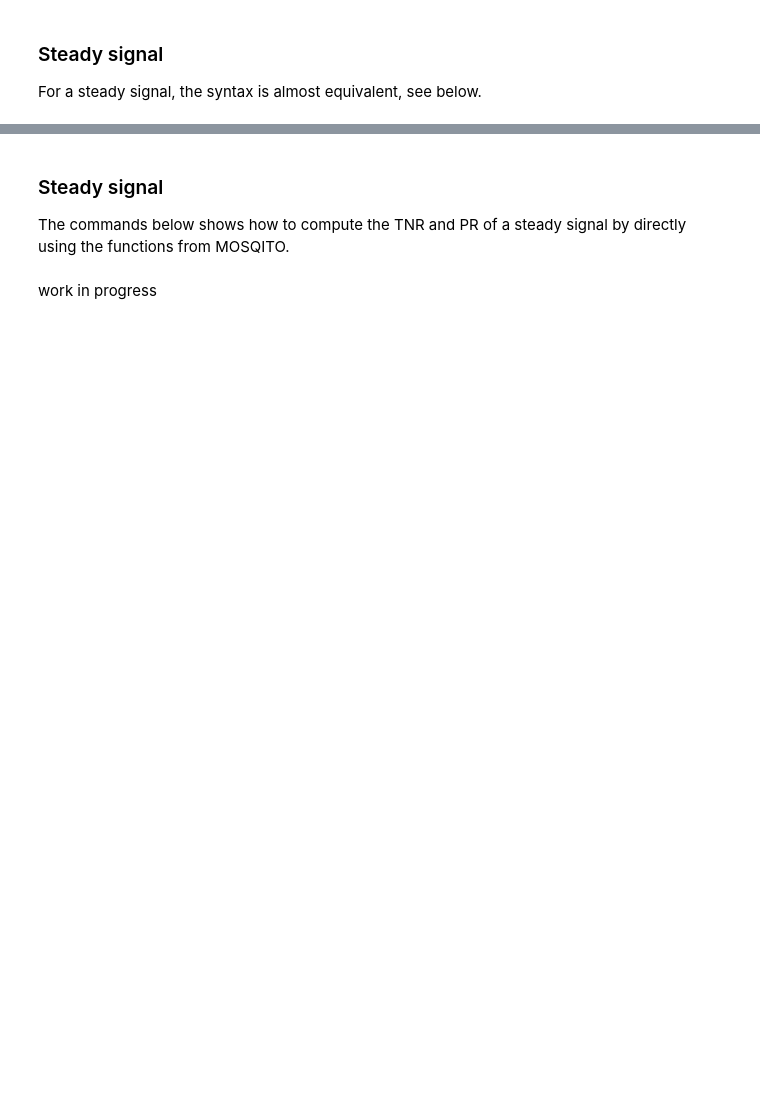
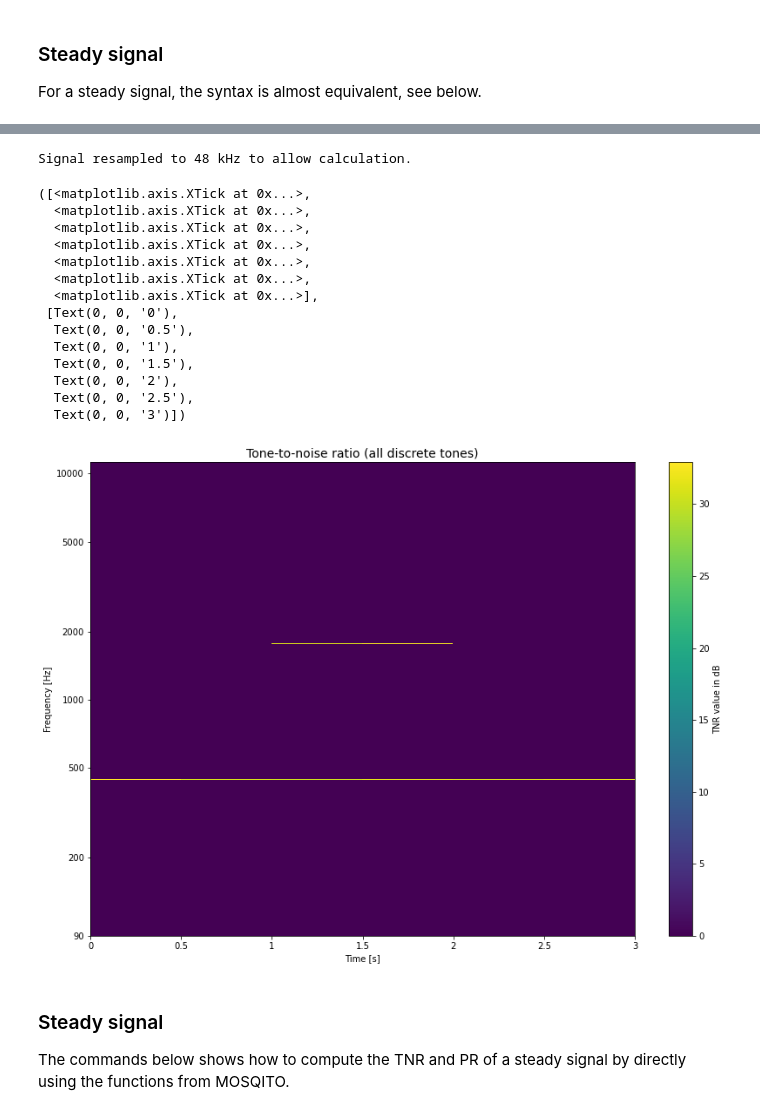
Before and after one commit to Eomys/MoSQITo, a Jupyter notebook: tutorials/tuto_TNR_PR.ipynb, the cells around one changed output, grey strips where cells are left out. Drawn from its saved outputs; the diff is of its cells as text; code cells hidden in the pictures; blank space fills up the shorter version.

```diff
--- a/tutorials/tuto_TNR_PR.ipynb
+++ b/tutorials/tuto_TNR_PR.ipynb
@@ -25,5 +82,59 @@ work in progress
+# %%
+# Import useful packages
+import numpy as np
+import matplotlib.pyplot as plt
+import math
+
+# Import MOSQITO functions
+from mosqito.functions.shared.load import load
+from mosqito.functions.tonality_tnr_pr.comp_tnr import comp_tnr
+from mosqito.functions.tonality_tnr_pr.comp_pr import comp_pr
+
+# Load signal
+signal, fs = load(
+    False,
+    "../mosqito/tests/tonality_tnr_pr/white_noise_442_1768_Hz_varying.wav",
+    calib=0.01
+)
+
+# TNR calculation
+tnr = comp_tnr(False, signal, fs, prominence=True)
+
+# PR calculation
+pr = comp_pr(False, signal, fs, prominence=True)
+
+# Plot
+plt.figure(figsize=(14,10))
+plt.pcolormesh(tnr["values"], vmin=0)
+plt.colorbar(label = "TNR value in dB")
+plt.title("Tone-to-noise ratio (all discrete tones)", fontsize=14)
+plt.xlabel("Time [s]")
+plt.ylabel("Frequency [Hz]")
+freq_axis = np.logspace(np.log10(90),np.log10(11200),num=1000)
+freq_labels = [90,200,500,1000,2000,5000,10000]
+freq_ticks = []
+for i in range(len(freq_labels)):
+        freq_ticks.append(np.argmin(np.abs(freq_axis - freq_labels[i])))
+plt.yticks(freq_ticks, labels=[str(elem) for elem in freq_labels])
+nb_frame = math.floor(signal.size / 0.5*fs)
+plt.xticks([0,1,2,3,4,5,6],labels=["0","0.5","1","1.5","2","2.5","3"])
+# %% [output]
+Signal resampled to 48 kHz to allow calculation.
+([<matplotlib.axis.XTick at 0x...>,
+  <matplotlib.axis.XTick at 0x...>,
+  <matplotlib.axis.XTick at 0x...>,
+  <matplotlib.axis.XTick at 0x...>,
+  <matplotlib.axis.XTick at 0x...>,
+  <matplotlib.axis.XTick at 0x...>,
+  <matplotlib.axis.XTick at 0x...>],
+ [Text(0, 0, '0'),
+  Text(0, 0, '0.5'),
+  Text(0, 0, '1'),
+  Text(0, 0, '1.5'),
+  Text(0, 0, '2'),
+  Text(0, 0, '2.5'),
+  Text(0, 0, '3')])
+[figure, added]
 # %% [markdown]
 ### Steady signal
 The commands below shows how to compute the TNR and PR of a steady signal by directly using the functions from MOSQITO.
-# %% [markdown]
-work in progress
```
Also changed, not shown: parts of 19 cells of this notebook, 3 other files.
